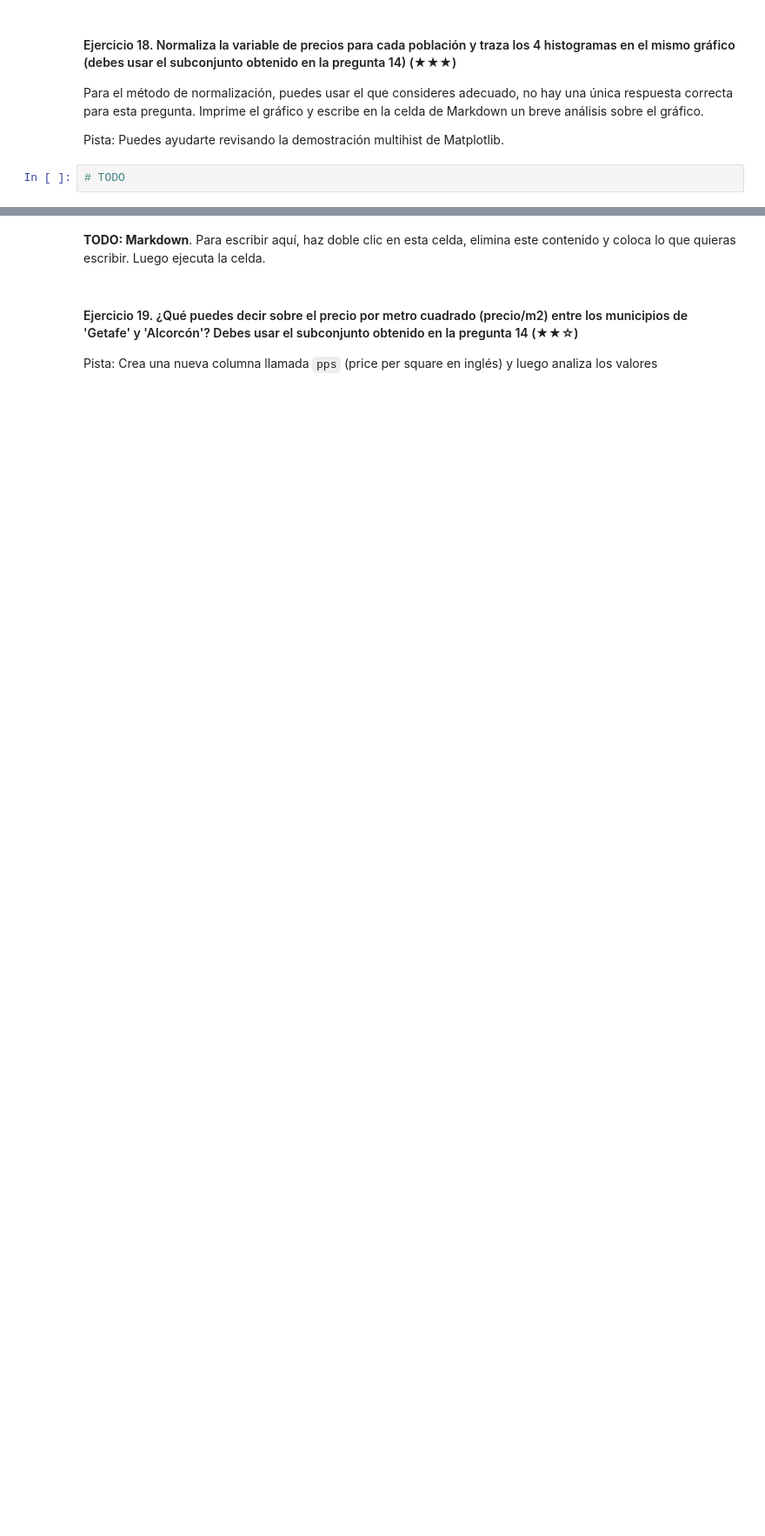
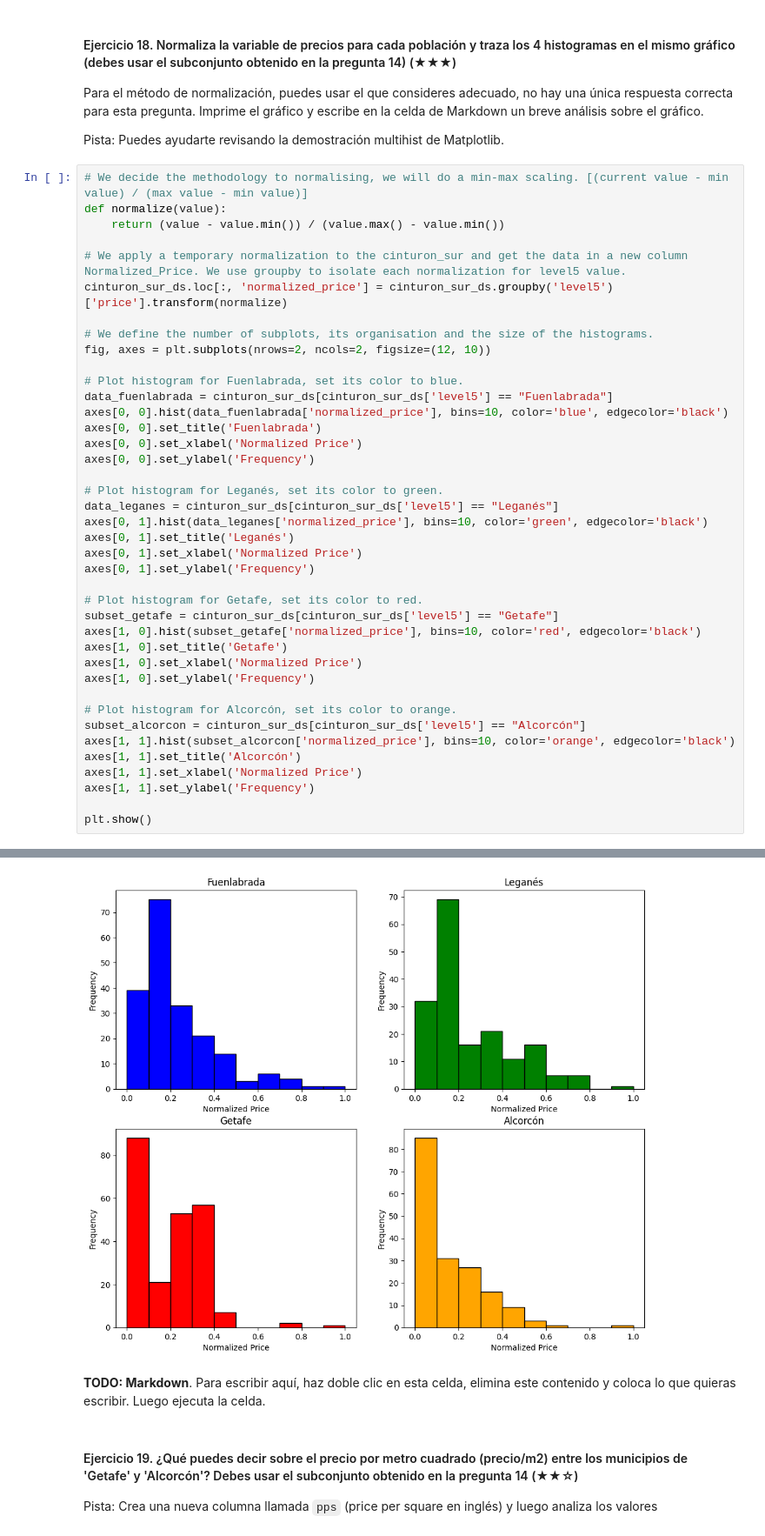
Before and after one commit to 4GeeksAcademy/realestate-datacleanup-exercise3, a Jupyter notebook: project.es.ipynb, the cells around one changed output, grey strips where cells are left out. Shown at 87% size. Drawn from its saved outputs; the diff is of its cells as text; blank space fills up the shorter version.

```diff
--- a/project.es.ipynb
+++ b/project.es.ipynb
@@ -201,4 +386,43 @@ Para el método de normalización, puedes usar el que consideres adecuado, no ha
 
 Pista: Puedes ayudarte revisando la demostración multihist de Matplotlib.
 # %%
-# TODO
+# We decide the methodology to normalising, we will do a min-max scaling. [(current value - min value) / (max value - min value)]
+def normalize(value):
+    return (value - value.min()) / (value.max() - value.min())
+
+# We apply a temporary normalization to the cinturon_sur and get the data in a new column Normalized_Price. We use groupby to isolate each normalization for level5 value.
+cinturon_sur_ds.loc[:, 'normalized_price'] = cinturon_sur_ds.groupby('level5')['price'].transform(normalize)
+
+# We define the number of subplots, its organisation and the size of the histograms.
+fig, axes = plt.subplots(nrows=2, ncols=2, figsize=(12, 10))
+
+# Plot histogram for Fuenlabrada, set its color to blue.
+data_fuenlabrada = cinturon_sur_ds[cinturon_sur_ds['level5'] == "Fuenlabrada"]
+axes[0, 0].hist(data_fuenlabrada['normalized_price'], bins=10, color='blue', edgecolor='black')
+axes[0, 0].set_title('Fuenlabrada')
+axes[0, 0].set_xlabel('Normalized Price')
+axes[0, 0].set_ylabel('Frequency')
+
+# Plot histogram for Leganés, set its color to green.
+data_leganes = cinturon_sur_ds[cinturon_sur_ds['level5'] == "Leganés"]
+axes[0, 1].hist(data_leganes['normalized_price'], bins=10, color='green', edgecolor='black')
+axes[0, 1].set_title('Leganés')
+axes[0, 1].set_xlabel('Normalized Price')
+axes[0, 1].set_ylabel('Frequency')
+
+# Plot histogram for Getafe, set its color to red.
+subset_getafe = cinturon_sur_ds[cinturon_sur_ds['level5'] == "Getafe"]
+axes[1, 0].hist(subset_getafe['normalized_price'], bins=10, color='red', edgecolor='black')
+axes[1, 0].set_title('Getafe')
+axes[1, 0].set_xlabel('Normalized Price')
+axes[1, 0].set_ylabel('Frequency')
+
+# Plot histogram for Alcorcón, set its color to orange.
+subset_alcorcon = cinturon_sur_ds[cinturon_sur_ds['level5'] == "Alcorcón"]
+axes[1, 1].hist(subset_alcorcon['normalized_price'], bins=10, color='orange', edgecolor='black')
+axes[1, 1].set_title('Alcorcón')
+axes[1, 1].set_xlabel('Normalized Price')
+axes[1, 1].set_ylabel('Frequency')
+
+plt.show()
+# %% [output]
@@ -205,3 +434,4 @@ Pista: Puedes ayudarte revisando la demostración multihist de Matplotlib.
+[figure, added]
 # %% [markdown]
 **TODO: Markdown**. Para escribir aquí, haz doble clic en esta celda, elimina este contenido y coloca lo que quieras escribir. Luego ejecuta la celda.
 # %% [markdown]
```
Also changed, not shown: parts of 24 cells of this notebook.
